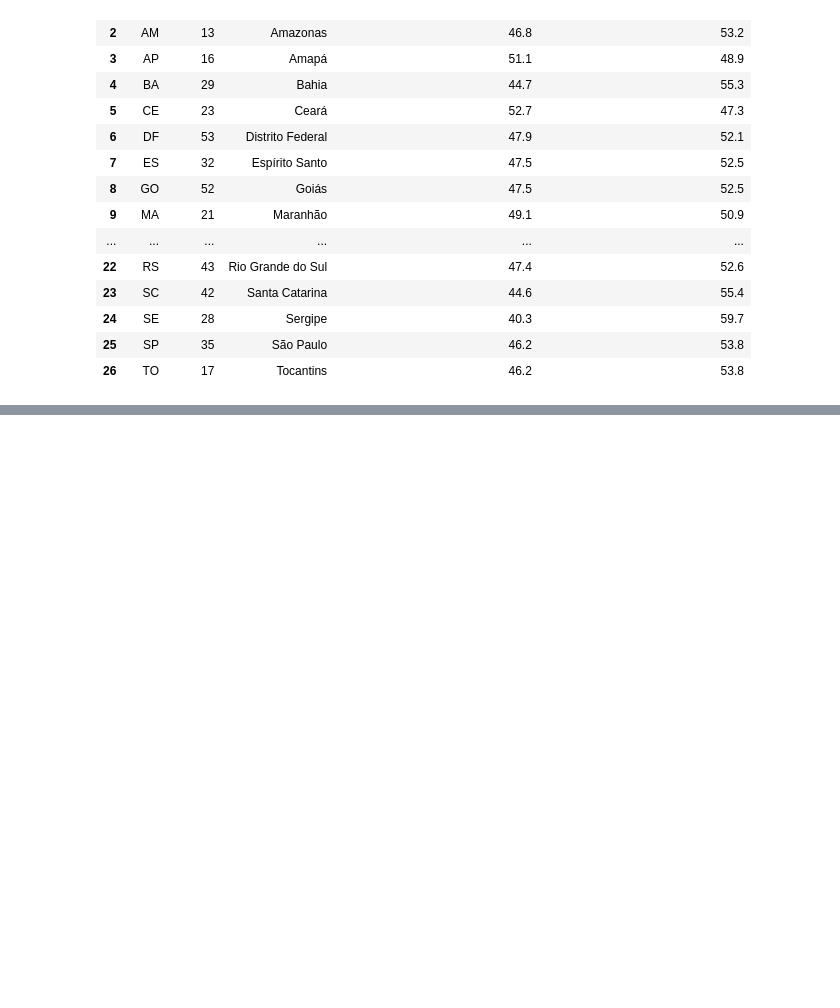
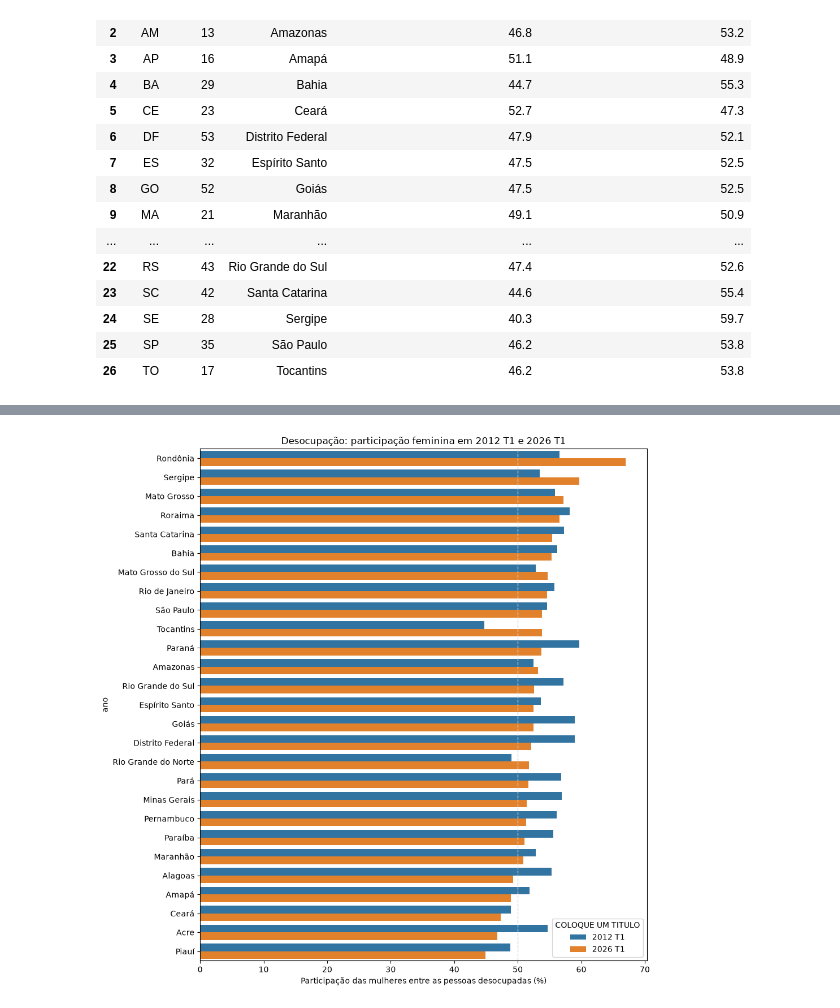
Before and after one commit to Pelissonn/analise_dados, a Jupyter notebook: atividade6/merge.ipynb, the cells around one changed output, grey strips where cells are left out. Saved outputs shown, nothing was run; the diff lists cells and outputs as text; code cells hidden in the pictures; blank space fills up the shorter version.

```diff
--- a/atividade6/merge.ipynb
+++ b/atividade6/merge.ipynb
@@ -206,0 +207,27 @@ comp2
+# %%
+ordem = comp2.sort_values("mulheres_2026", ascending=False)["Estado"]
+longo = comp.melt(
+    id_vars=["Estado"],
+    value_vars=["mulheres_2012", "mulheres_2026"],
+    var_name="Ano",
+    value_name="Participacao_mulheres",
+)
+longo["Ano"] = longo["Ano"].map({"mulheres_2012": "2012 T1", "mulheres_2026": "2026 T1"})
+
+fig, ax = plt.subplots(figsize=(10, 10))
+sns.barplot(
+    data=longo,
+    y="Estado",
+    x="Participacao_mulheres",
+    hue="Ano",
+    order=ordem,
+    ax=ax,
+)
+ax.axvline(50, color="lightgray", linestyle="--", linewidth=1) # MUDE A COR
+ax.set_xlabel("Participação das mulheres entre as pessoas desocupadas (%)")
+ax.set_ylabel("ano")
+ax.set_title("Desocupação: participação feminina em 2012 T1 e 2026 T1")
+ax.legend(title="COLOQUE UM TITULO")
+fig.tight_layout()
+# %% [output]
+[figure, added]
```
Also changed, not shown: parts of 4 cells of this notebook, 2 other files.
